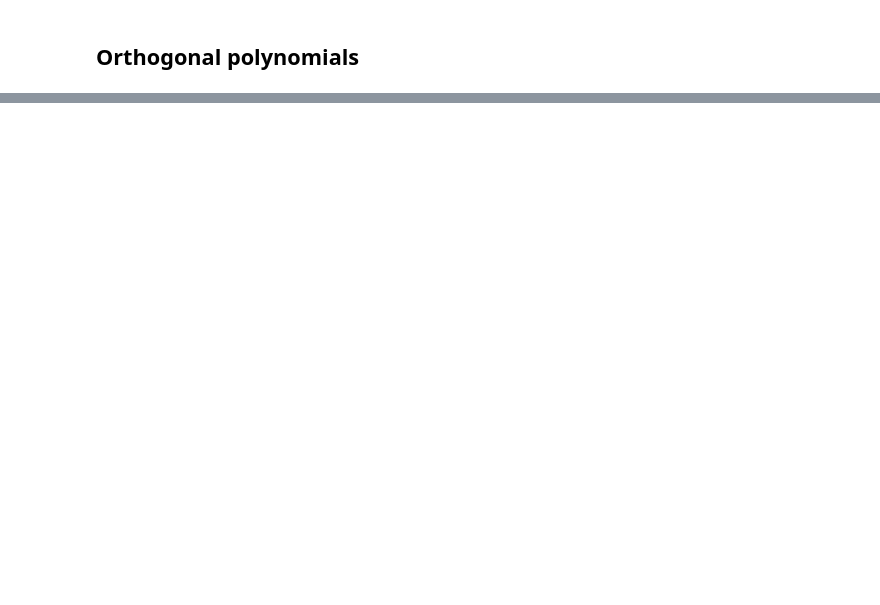
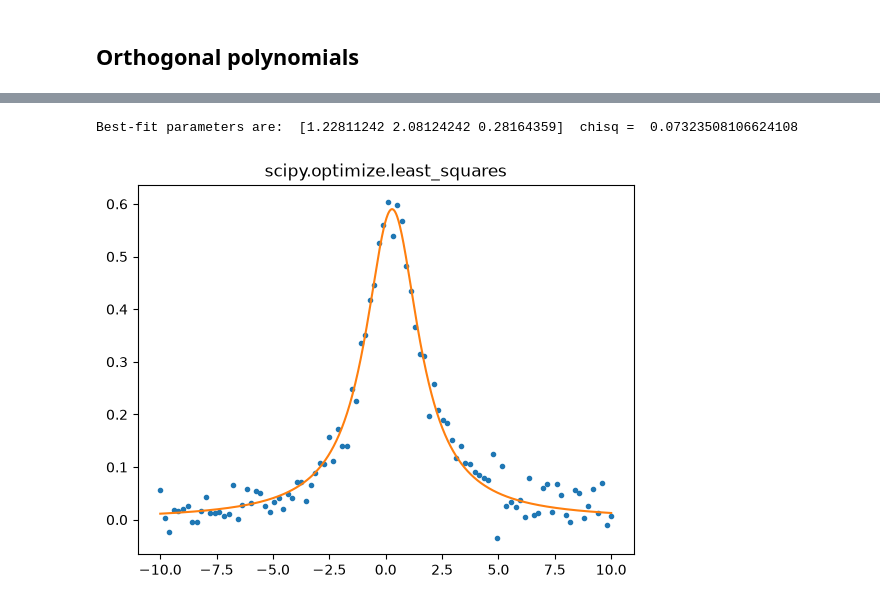
Before and after one commit to andrewcumming/phys512, a Jupyter notebook: solutions_fitting_data.ipynb, the cells around one changed output, grey strips where cells are left out. Saved outputs shown, nothing was run; the diff lists cells and outputs as text; code cells hidden in the pictures; blank space fills up the shorter version.

```diff
--- a/solutions_fitting_data.ipynb
+++ b/solutions_fitting_data.ipynb
@@ -237,0 +259,7 @@ mean square deviation = 2.01841e-18
+# %%
+# Generate a set of "measurements" of a Lorentzian function
+a0 = np.array((1.2, 2, 0.3))   # parameters of the Lorentzian
+ndata = 100   # number of measurements
+x = np.linspace(-10, 10, ndata)
+y, _ = lorentz(a0, x)
+y = y + 0.03 * np.random.normal(size = ndata)
@@ -237,0 +320,23 @@ mean square deviation = 2.01841e-18
+# %%
+# Use the scipy least squares fitting routine to compare
+
+import scipy.optimize
+
+def res(a, x, y0):
+    f = a[0] / (a[1] + (x-a[2])**2)
+    return y-f
+
+result = scipy.optimize.least_squares(res, (1,1,4), args=(x,y), method = 'lm')
+print("Best-fit parameters are: ", result.x, " chisq = ", 2*result.cost)
+
+plt.plot(x, y, ".")
+
+xx = np.linspace(-10, 10, 1000)
+yy, _ = lorentz(result.x, xx)
+plt.plot(xx,yy)
+plt.title('scipy.optimize.least_squares')
+
+plt.show()
+# %% [output]
+Best-fit parameters are:  [1.22811242 2.08124242 0.28164359]  chisq =  0.07323508106624108
+[figure, added]
```
Also changed, not shown: parts of 8 cells of this notebook.
